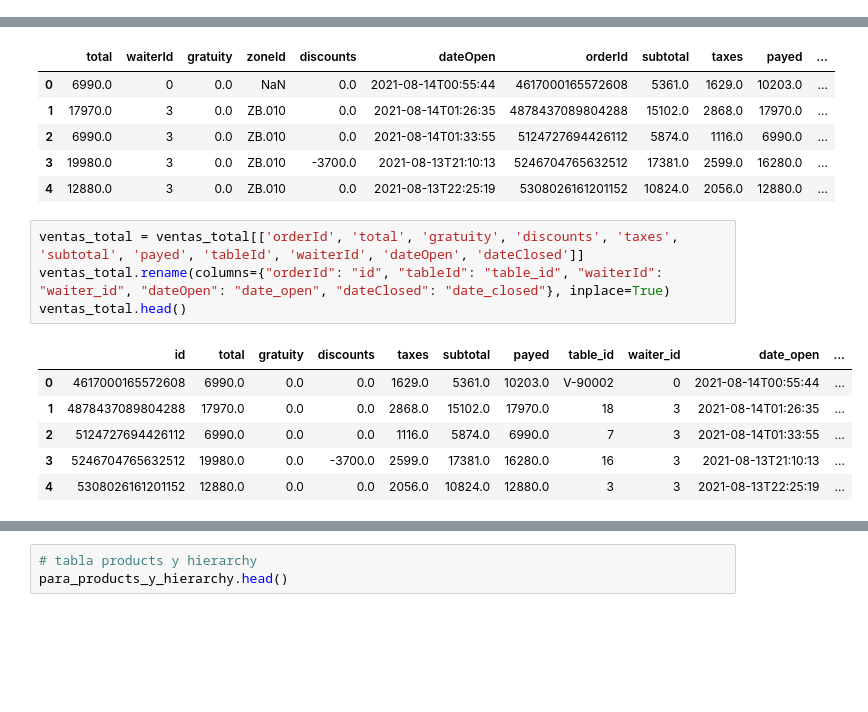
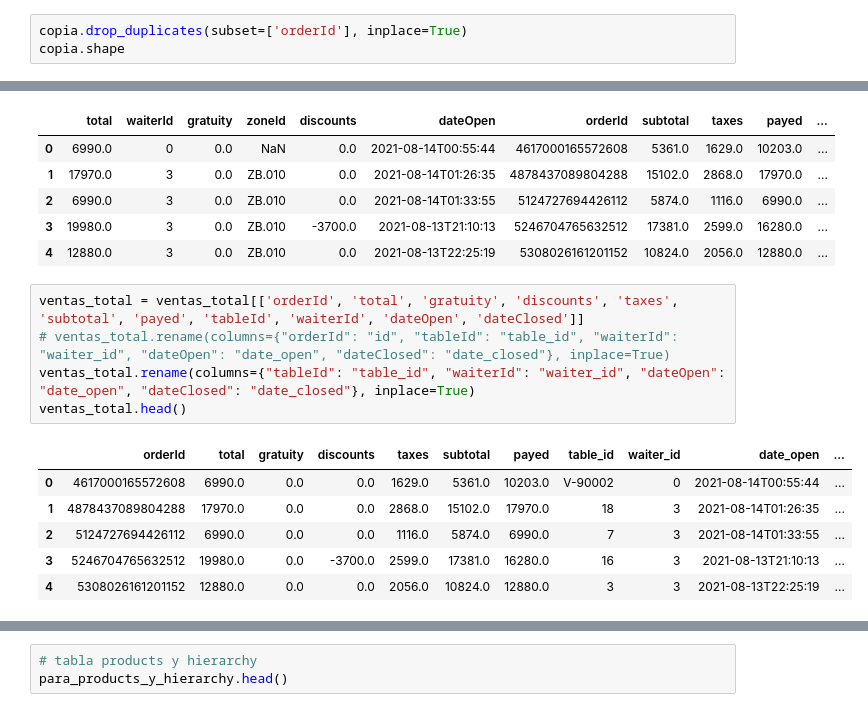
Before and after one commit to Adrikarol/DataChef, a Jupyter notebook: base_de_datos/conexion_api.ipynb, the cells around one changed output, grey strips where cells are left out. Saved outputs shown, nothing was run; the diff lists cells and outputs as text; blank space fills up the shorter version.

```diff
--- a/base_de_datos/conexion_api.ipynb
+++ b/base_de_datos/conexion_api.ipynb
@@ -486,0 +486,3 @@ copia.head(3)
+# %%
+copia.drop_duplicates(subset=['orderId'], inplace=True)
+copia.shape
@@ -497,10 +501,11 @@ ventas_total.head()
 | 4 | 12880.0 | 3 | 0.0 | ZB.010 | 0.0 | 2021-08-13T22:25:19 | 5308026161201152 | 10824.0 | 2056.0 | 12880.0 | ... |
 # %%
 ventas_total = ventas_total[['orderId', 'total', 'gratuity', 'discounts', 'taxes', 'subtotal', 'payed', 'tableId', 'waiterId', 'dateOpen', 'dateClosed']]
-ventas_total.rename(columns={"orderId": "id", "tableId": "table_id", "waiterId": "waiter_id", "dateOpen": "date_open", "dateClosed": "date_closed"}, inplace=True)
+# ventas_total.rename(columns={"orderId": "id", "tableId": "table_id", "waiterId": "waiter_id", "dateOpen": "date_open", "dateClosed": "date_closed"}, inplace=True)
+ventas_total.rename(columns={"tableId": "table_id", "waiterId": "waiter_id", "dateOpen": "date_open", "dateClosed": "date_closed"}, inplace=True)
 ventas_total.head()
 # %% [output]
-|  | id | total | gratuity | discounts | taxes | subtotal | payed | table_id | waiter_id | date_open | ... |
+|  | orderId | total | gratuity | discounts | taxes | subtotal | payed | table_id | waiter_id | date_open | ... |
 | 0 | 4617000165572608 | 6990.0 | 0.0 | 0.0 | 1629.0 | 5361.0 | 10203.0 | V-90002 | 0 | 2021-08-14T00:55:44 | ... |
 | 1 | 4878437089804288 | 17970.0 | 0.0 | 0.0 | 2868.0 | 15102.0 | 17970.0 | 18 | 3 | 2021-08-14T01:26:35 | ... |
 | 2 | 5124727694426112 | 6990.0 | 0.0 | 0.0 | 1116.0 | 5874.0 | 6990.0 | 7 | 3 | 2021-08-14T01:33:55 | ... |
```
Also changed, not shown: parts of 17 cells of this notebook, 7 other files.
